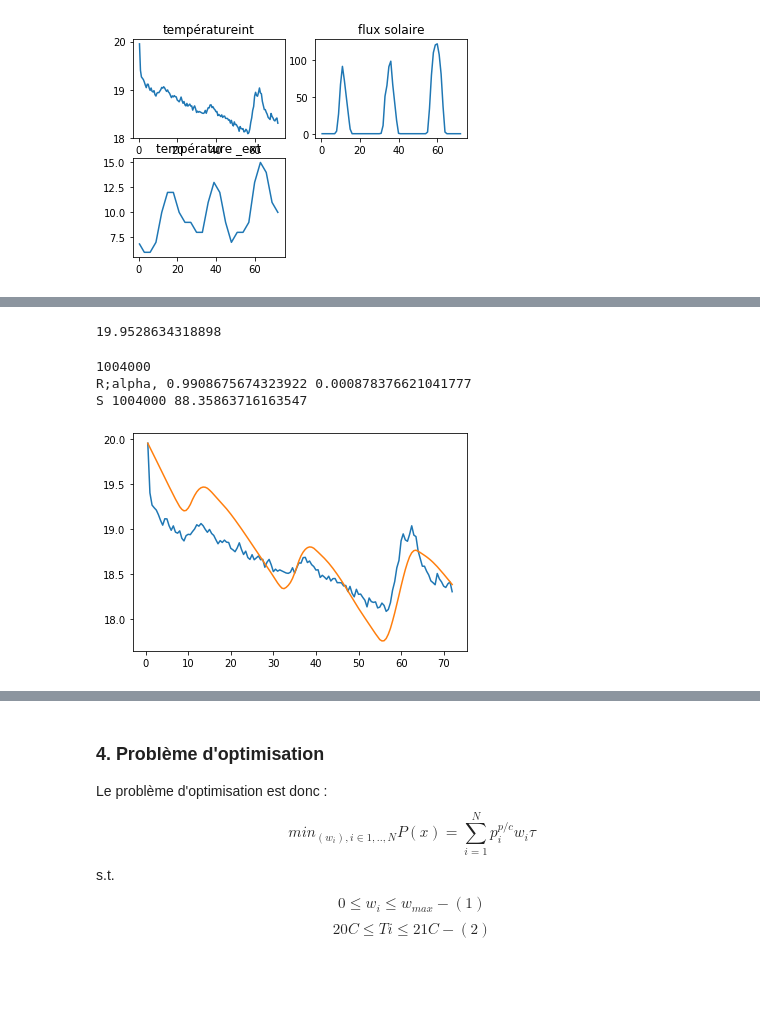
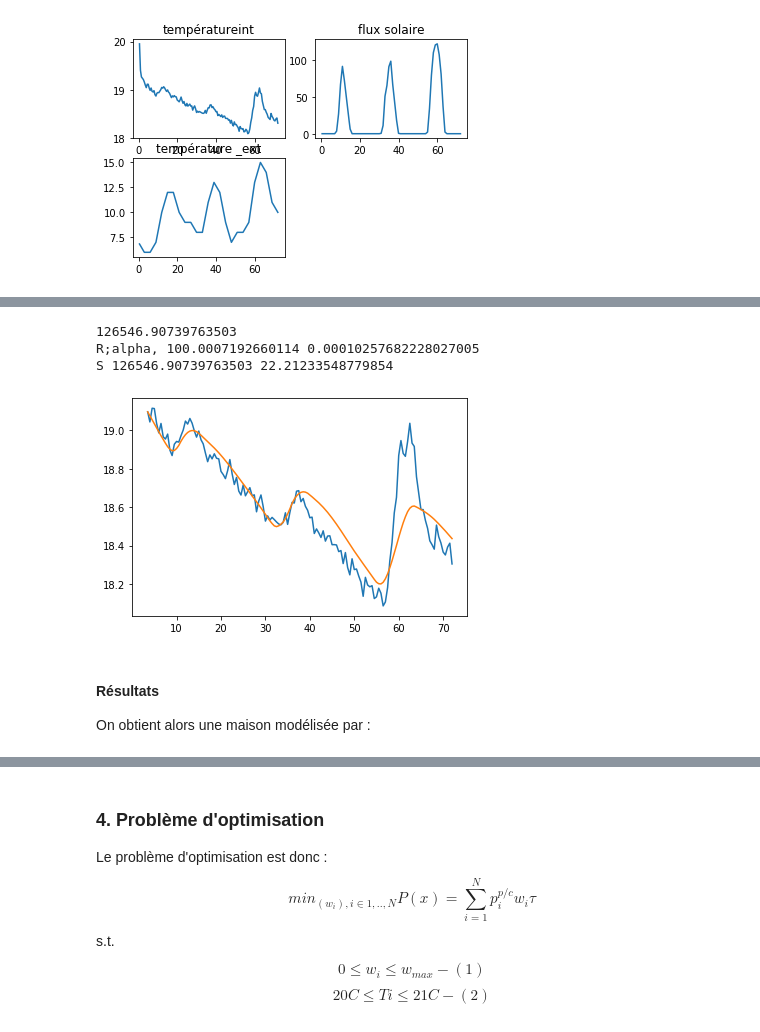
Before and after one commit to paplessix/proj_opti_S2, a Jupyter notebook: model.ipynb, the cells around one changed output, grey strips where cells are left out. Saved outputs shown, nothing was run; the diff lists cells and outputs as text; code cells hidden in the pictures; blank space fills up the shorter version.

```diff
--- a/model.ipynb
+++ b/model.ipynb
@@ -91,0 +95,16 @@ triang_inf  = triang_inf.transpose()
+# %%
+# on élimine les premières valeurs qui sont aberrantes
+data = data[3:] # Pas ouf on peut faire mieux
+heure = data.transpose()[0]
+T_int = data.transpose()[1]
+phi_sol = data.transpose()[2]
+T_ext = data.transpose()[3]
+plt.subplot((221))
+plt.plot(heure,T_int)
+plt.title('températureint')
+plt.subplot((222))
+plt.plot(heure,phi_sol)
+plt.title('flux solaire')
+plt.subplot(223)
+plt.plot(heure,T_ext)
+plt.title('température _ext')
@@ -92,39 +114,37 @@ triang_inf  = triang_inf.transpose()
 # %%
 
-print(T_int[0])
-def mod(T_0,T_ext, Phi_sol,tau,R,C,alpha,a):
-    S_ext = a**2*5
+# Création de notre modèle
+
+def mod(T_0,T_ext, Phi_sol,tau,R,C,alpha,R_surf):
+    S_ext = R/R_surf
+    a = np.sqrt(S_ext/5) # Arrete de la maison
     V = a**3
-    C = 1004*V
+    C = 1004*V # On considère la maison remplie uniquement d'air
     model = [T_0]
     for i in range(1,len(T_ext)):
         diff =(3600*tau/C)*((alpha*Phi_sol[i])*S_ext-(model[-1]-T_ext[i])/R)
         model.append(model[-1] + diff)
-
     return model
-# %% [output]
-19.9528634318898
 # %%
 def least_square(T_int, T_ext, phi_sol):
     def f(X):
-        return np.linalg.norm(T_int-mod(T_int[0],T_ext,phi_sol,0.5,X[0],0,X[1],8))
-
-    c1 = optimize.NonlinearConstraint(lambda x:x[1],0,1)
-    c2= optimize.NonlinearConstraint(lambda x : x[1],10**2*15*1004*1.204,10**2*15*1004*1.204)
-
-    res = optimize.minimize(f,[1,0.5], method = 'SLSQP')
+        return np.linalg.norm((T_int-mod(T_int[0],T_ext,phi_sol,0.5,X[0],0,X[1],X[2])))
+    res = optimize.least_squares(f,[100,0.5,4])
     return res.x
-R,alpha = least_square(T_int,T_ext, phi_sol)
-V = 10**3
+R,alpha,R_surf = least_square(T_int,T_ext, phi_sol)
+V = (R/R_surf)**(3/2)
 C = 1004*V
 print( 1004*V)
 print('R;alpha,',R,alpha)
-model = mod(T_int[0],T_ext, phi_sol,0.5,R,C,alpha,8)
+model = mod(T_int[0],T_ext, phi_sol,0.5,R,C,alpha,R_surf)
 plt.plot(heure,T_int)
 plt.plot(heure,model)
 print('S',C,(C/(1004*1.204))**(2/3))
 # %% [output]
-1004000
-R;alpha, 0.9908675674323922 0.000878376621041777
-S 1004000 88.35863716163547
+126546.90739763503
+R;alpha, 100.0007192660114 0.00010257682228027005
+S 126546.90739763503 22.21233548779854
-[figure, old version]
+[figure, new version]
+# %% [markdown]
+#### Résultats
+On obtient alors une maison modélisée par :
```
Also changed, not shown: parts of 7 cells of this notebook.
